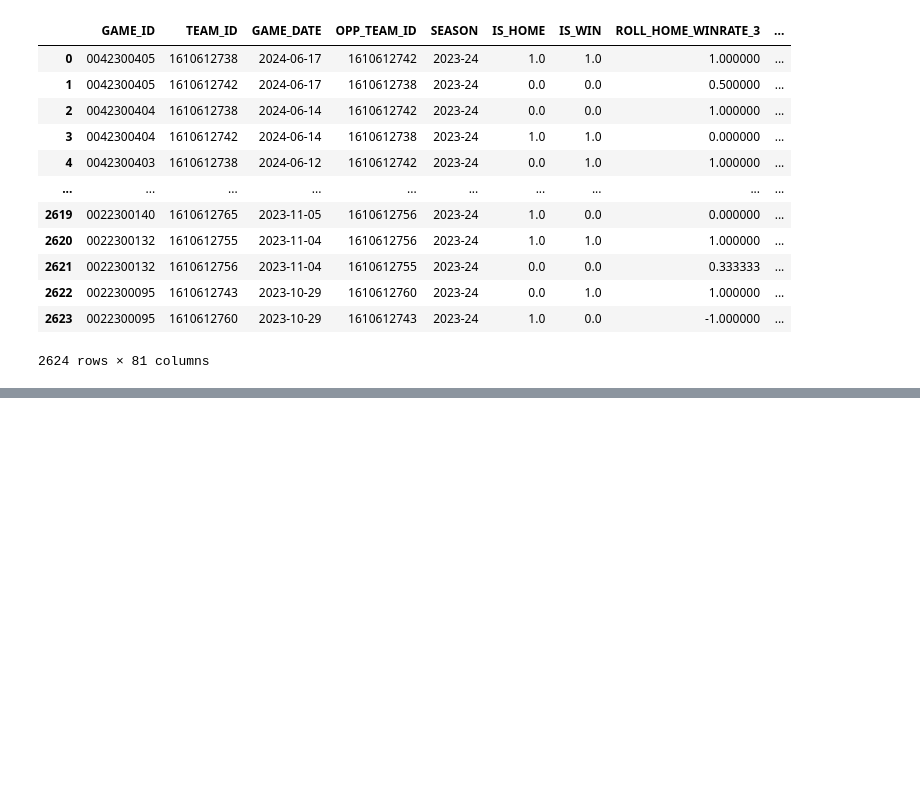
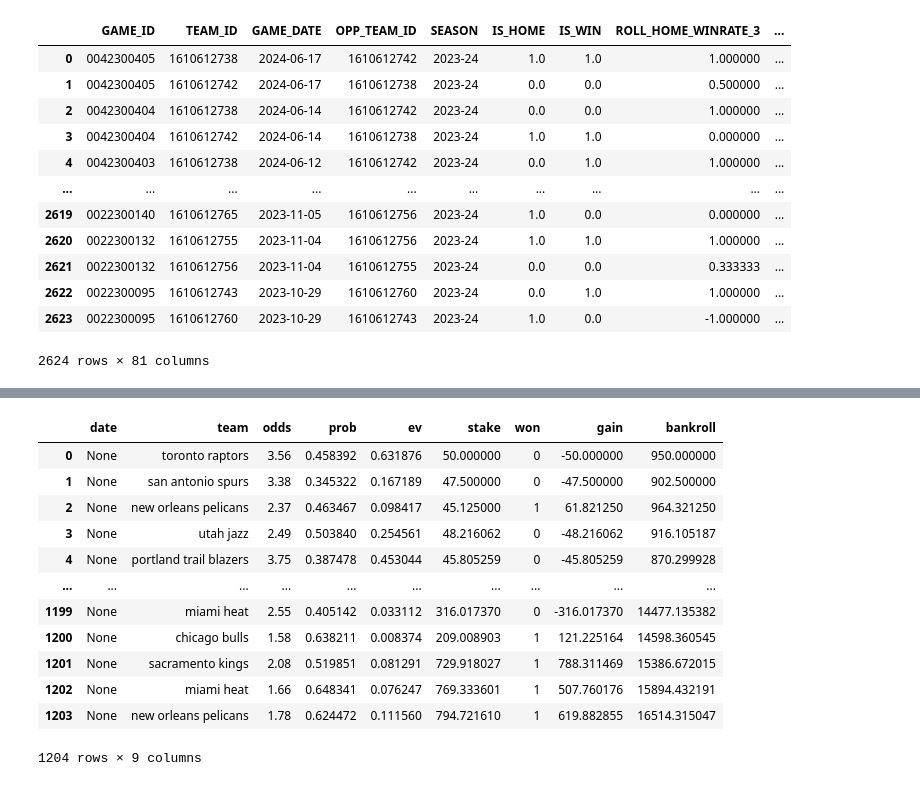
Before and after one commit to SirGenkii/NBA_Predictor, a Jupyter notebook: 09_betting_simulation.ipynb, the cells around one changed output, grey strips where cells are left out. Cells and saved outputs as stored; diff of their text form; code cells hidden in the pictures; blank space fills up the shorter version.

```diff
--- a/09_betting_simulation.ipynb
+++ b/09_betting_simulation.ipynb
@@ -188,0 +152,10 @@ KeyboardInterrupt:
+# %%
+bets = simulate_bets(
+    merged_df=cleaned_merged,
+    model_pipeline=model,
+    min_ev=0.05,          # Minimum d'EV pour qu'un pari soit envisagé
+    max_ev_for_both=0.15, # Seuil de détection de match trop serré
+    bankroll=1000,        # Bankroll initiale
+    max_risk=0.05,        # Risque max par pari (5% ici)
+    skip_first_n=30       # On évite les 30 premiers matchs de la saison
+)
@@ -200,0 +202,16 @@ NameError: name 'bets' is not defined
+# %%
+bets
+# %% [output]
+|  | date | team | odds | prob | ev | stake | won | gain | bankroll |
+| 0 | None | toronto raptors | 3.56 | 0.458392 | 0.631876 | 50.000000 | 0 | -50.000000 | 950.000000 |
+| 1 | None | san antonio spurs | 3.38 | 0.345322 | 0.167189 | 47.500000 | 0 | -47.500000 | 902.500000 |
+| 2 | None | new orleans pelicans | 2.37 | 0.463467 | 0.098417 | 45.125000 | 1 | 61.821250 | 964.321250 |
+| 3 | None | utah jazz | 2.49 | 0.503840 | 0.254561 | 48.216062 | 0 | -48.216062 | 916.105187 |
+| 4 | None | portland trail blazers | 3.75 | 0.387478 | 0.453044 | 45.805259 | 0 | -45.805259 | 870.299928 |
+| ... | ... | ... | ... | ... | ... | ... | ... | ... | ... |
+| 1199 | None | miami heat | 2.55 | 0.405142 | 0.033112 | 316.017370 | 0 | -316.017370 | 14477.135382 |
+| 1200 | None | chicago bulls | 1.58 | 0.638211 | 0.008374 | 209.008903 | 1 | 121.225164 | 14598.360545 |
+| 1201 | None | sacramento kings | 2.08 | 0.519851 | 0.081291 | 729.918027 | 1 | 788.311469 | 15386.672015 |
+| 1202 | None | miami heat | 1.66 | 0.648341 | 0.076247 | 769.333601 | 1 | 507.760176 | 15894.432191 |
+| 1203 | None | new orleans pelicans | 1.78 | 0.624472 | 0.111560 | 794.721610 | 1 | 619.882855 | 16514.315047 |
+1204 rows × 9 columns
```
Also changed, not shown: parts of 6 cells of this notebook, 2 other files.
